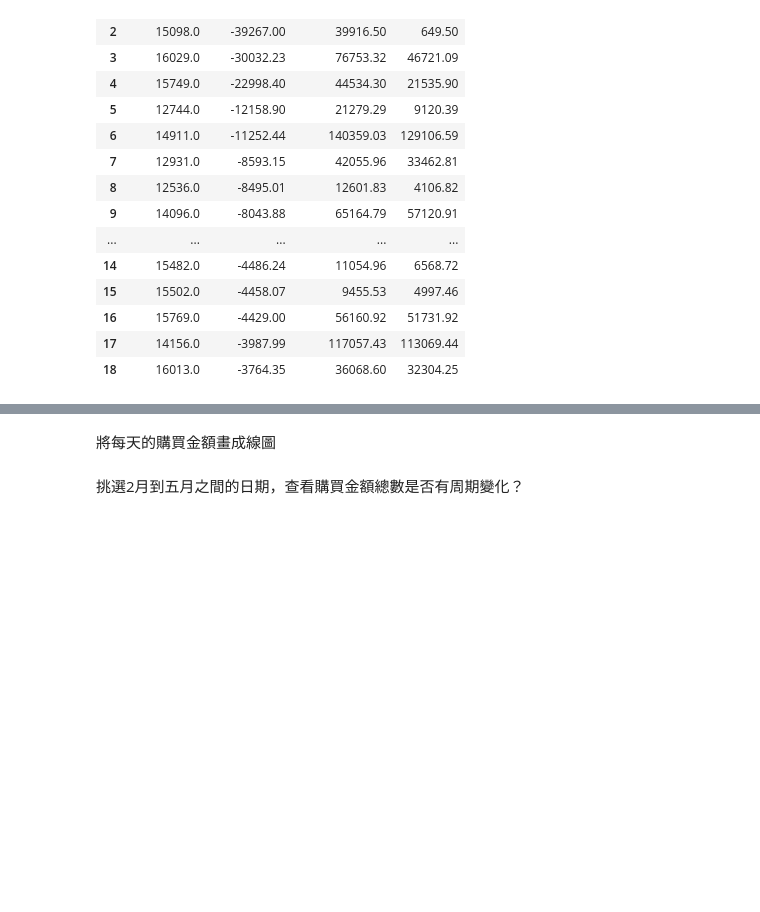
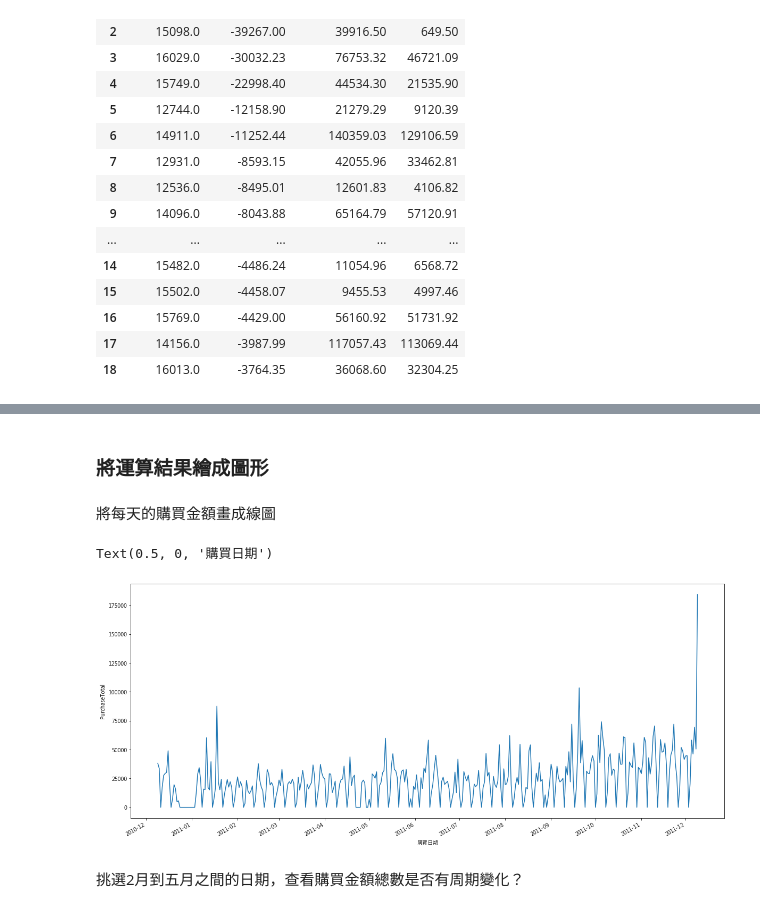
Before and after one commit to sungchien/ecommerce, a Jupyter notebook: 11-exploratory-data-analysis.ipynb, the cells around one changed output, grey strips where cells are left out. Drawn from its saved outputs; the diff is of its cells as text; code cells hidden in the pictures; blank space fills up the shorter version.

Commit message:
internet marketing

```diff
--- a/11-exploratory-data-analysis.ipynb
+++ b/11-exploratory-data-analysis.ipynb
@@ -331,2 +272,14 @@ major_canceller.rename(columns={"Total": "Cancel_Total"}) \
+# %% [markdown]
+### 將運算結果繪成圖形
+# %%
+pur = pd.date_range('2010-12-09', '2011-12-09')\
+.to_frame(index=False)\
+.rename(columns={0:'PurchaseDate'})
+
+pur = pur.assign(PurchaseDate=pur.PurchaseDate.apply(lambda x: x.date()))
+# %%
+pur = pur.merge(purchase_date, how='left', on=['PurchaseDate'])
+# %%
+pur.loc[pd.isna(pur.PurchaseTotal), 'PurchaseTotal'] = 0
 # %% [markdown]
 將每天的購買金額畫成線圖
@@ -332,0 +300,7 @@ major_canceller.rename(columns={"Total": "Cancel_Total"}) \
+# %%
+'''
+圖形中有中文字型的問題
+參考https://medium.com/marketingdatascience/%E8%A7%A3%E6%B1%BApython-3-matplotlib%E8%88%87seaborn%E8%A6%96%E8%A6%BA%E5%8C%96%E5%A5%97%E4%BB%B6%E4%B8%AD%E6%96%87%E9%A1%AF%E7%A4%BA%E5%95%8F%E9%A1%8C-f7b3773a889b
+'''
+plt.rcParams['font.sans-serif'] = ['Microsoft JhengHei']
+plt.rcParams['axes.unicode_minus'] = False
@@ -333,2 +309,14 @@ major_canceller.rename(columns={"Total": "Cancel_Total"}) \
+# %%
+months = mdates.MonthLocator()  # every month
+
+fig, ax = plt.subplots(figsize=(20,9))
+chart = sns.lineplot(data=pur, x='PurchaseDate',y='PurchaseTotal')
+ax.xaxis.set_major_locator(months)
+fig.autofmt_xdate()
+ax.set_xlabel('購買日期')
+ax.set_ylabel('購買金額')
+# %% [output]
+Text(0.5, 0, '購買日期')
+[figure, added]
 # %% [markdown]
 挑選2月到五月之間的日期，查看購買金額總數是否有周期變化？
```
Also changed, not shown: parts of 41 cells of this notebook, 2 other files.
